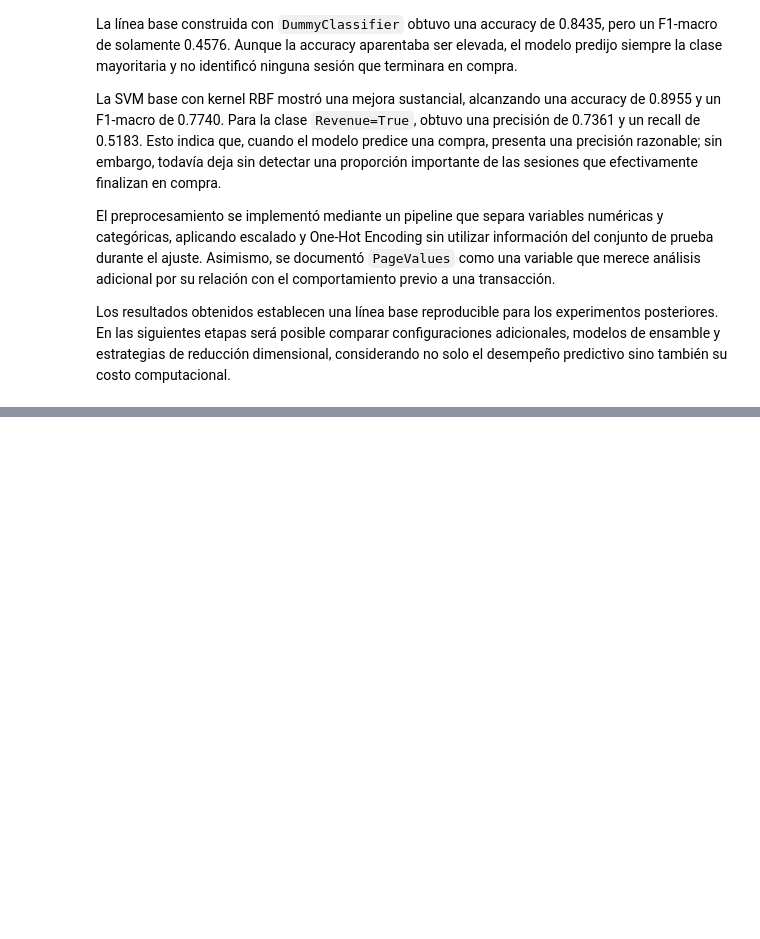
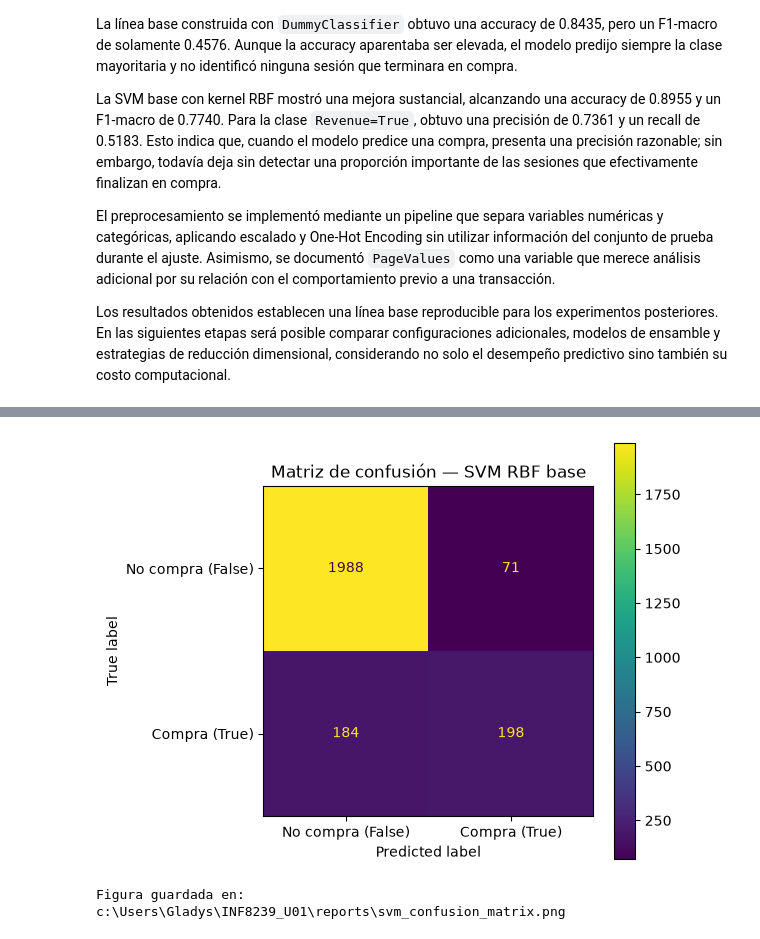
Before and after one commit to GladysAntomarchi/INF8239_U01, a Jupyter notebook: notebooks/03_online_shoppers_audit.ipynb, the cells around one changed output, grey strips where cells are left out. Drawn from its saved outputs; the diff is of its cells as text; code cells hidden in the pictures; blank space fills up the shorter version.

```diff
--- a/notebooks/03_online_shoppers_audit.ipynb
+++ b/notebooks/03_online_shoppers_audit.ipynb
@@ -626,0 +692,41 @@ Los resultados obtenidos establecen una línea base reproducible para los experi
+# %%
+from sklearn.metrics import ConfusionMatrixDisplay
+
+
+fig, ax = plt.subplots(figsize=(6, 5))
+
+ConfusionMatrixDisplay.from_predictions(
+    y_test,
+    svm_pred,
+    display_labels=[
+        "No compra (False)",
+        "Compra (True)",
+    ],
+    values_format="d",
+    ax=ax,
+)
+
+ax.set_title("Matriz de confusión — SVM RBF base")
+
+plt.tight_layout()
+
+confusion_figure_path = (
+    project_root
+    / "reports"
+    / "svm_confusion_matrix.png"
+)
+
+plt.savefig(
+    confusion_figure_path,
+    dpi=160,
+    bbox_inches="tight",
+)
+
+plt.show()
+
+print("Figura guardada en:")
+print(confusion_figure_path)
+# %% [output]
+[figure, added]
+Figura guardada en:
+c:\Users\Gladys\INF8239_U01\reports\svm_confusion_matrix.png
```
Also changed, not shown: parts of 2 cells of this notebook, 2 other files.
